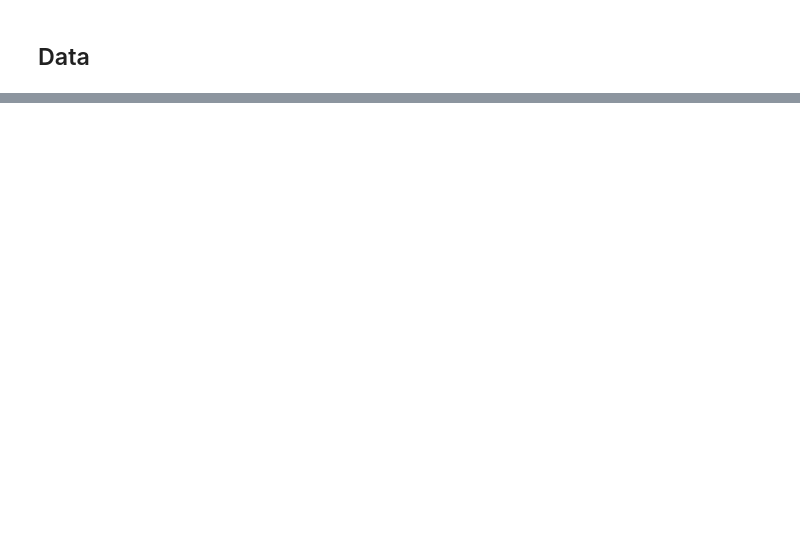
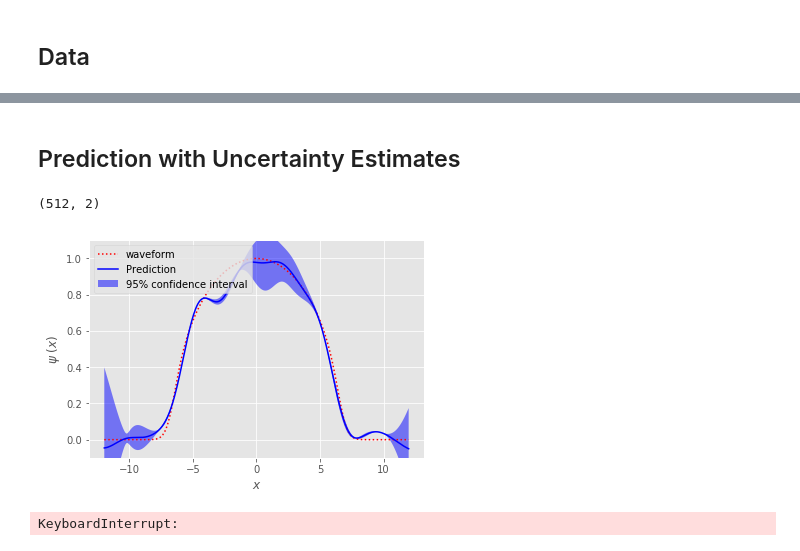
Before and after one commit to suriyadeepan/BayesianML, a Jupyter notebook: gaussian-processes/BEC.ipynb, the cells around one changed output, grey strips where cells are left out. Cells and saved outputs as stored; diff of their text form; code cells hidden in the pictures; blank space fills up the shorter version.

```diff
--- a/gaussian-processes/BEC.ipynb
+++ b/gaussian-processes/BEC.ipynb
@@ -79,2 +19,0 @@ plt.scatter(X[:, 1].data.numpy(), y)
-# %%
-y_pred, sigma = gp.predict(X, return_std=True)
@@ -110,8 +19,0 @@ torch.Size([50000, 512])
-# %%
-idx = torch.randint(0, 512, (50,))
-g_pred = g[0]
-x_pred = reference['x']
-y_pred = y[0]
-def to_np(t): return t.data.numpy()
-def to_to(a): return torch.tensor(a).float()
-plt.plot(x_pred, to_np(y_pred))
@@ -125,2 +19,0 @@ g_pred.repeat(512).size(), to_to(x_pred).size()
-# %%
-gx_pred = torch.stack([g_pred.repeat(512), to_to(x_pred)])  # .view(1, 2, 512)
@@ -177,0 +59,4 @@ plt.savefig('gp_on_bec.png')
+# %%
+kernel = C(1.0, (1e-3, 1e3)) * RBF([5,5], (1e-2, 1e2))
+gp = GaussianProcessRegressor(kernel=kernel, n_restarts_optimizer=15)
+gp.fit(X.data.numpy(), y.data.numpy())
@@ -177,0 +81,2 @@ plt.savefig('gp_on_bec.png')
+# %% [markdown]
+## Prediction with Uncertainty Estimates
@@ -177,0 +90,27 @@ plt.savefig('gp_on_bec.png')
+# %%
+to_np(gx_pred).transpose().shape
+# %% [output]
+(512, 2)
+# %%
+def plot_gp_prediction(x_pred, y_pred, y_pred_gp):
+    # Plot the function, the prediction and the 95% confidence interval based on
+    # the MSE
+    plt.figure()
+    plt.plot(x_pred, y_pred, 'r:', label='waveform')
+
+    # plt.plot(x_pred, y_pred, 'r.', markersize=10, label='Observations')
+    plt.plot(x_pred, y_pred_gp, 'b-', label='Prediction')
+
+    plt.fill(np.concatenate([x_pred, x_pred[::-1]]),
+             np.concatenate([y_pred_gp - 1.9600 * sigma,
+                            (y_pred_gp + 1.9600 * sigma)[::-1]]),
+             alpha=.5, fc='b', ec='None', label='95% confidence interval')
+
+    plt.xlabel('$x$')
+    plt.ylabel('$\psi\ (x)$')
+    plt.ylim(-0.1, 1.1)
+    plt.legend(loc='upper left')
+
+plot_gp_prediction(dldr.x, dldr.pred_y, gp.predict(dldr.pred_gx))
+# %% [output]
+[figure, added]
@@ -177,0 +121,5 @@ plt.savefig('gp_on_bec.png')
+# %%
+trainX, trainY = dldr.prepare_train_data(1000)
+gp.fit(trainX, trainY)
+# %% [output]
+KeyboardInterrupt:
```
Also changed, not shown: parts of 42 cells of this notebook, 1 other file.
